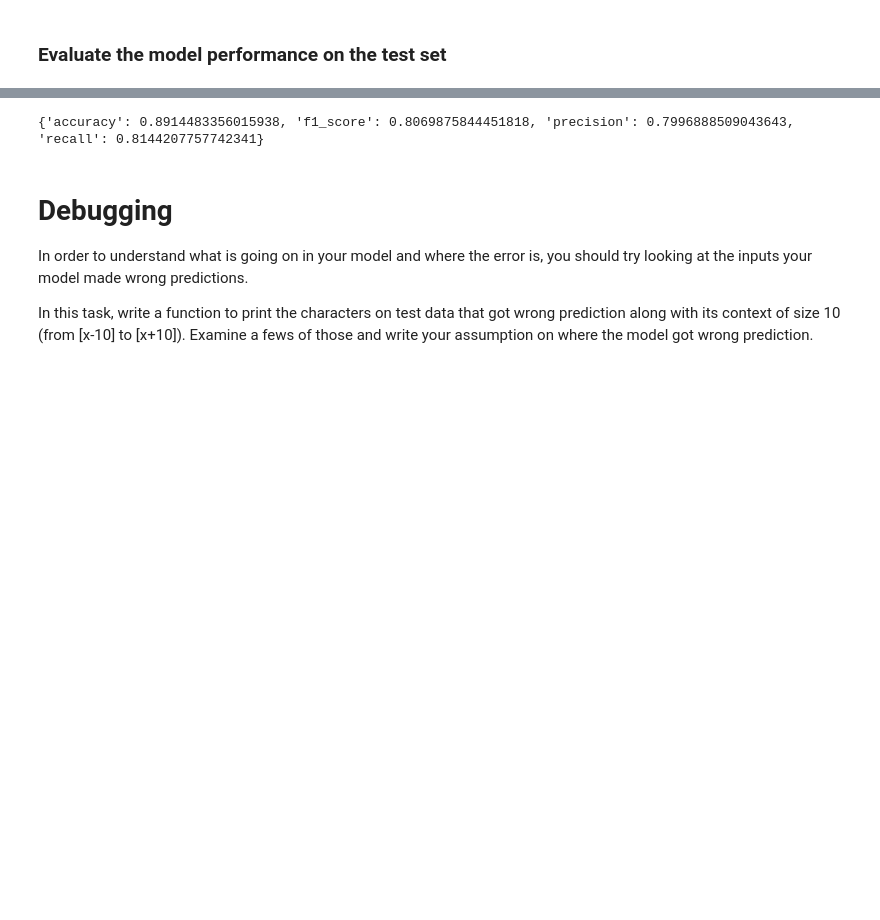
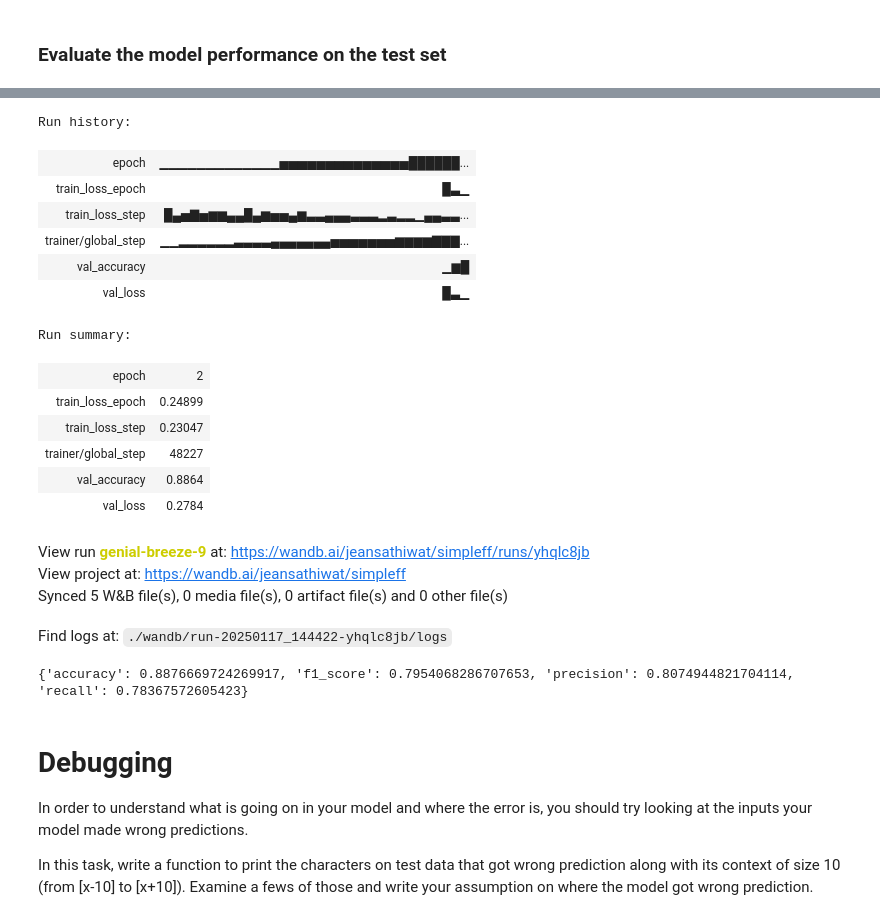
Before and after one commit to JeansAthiwat/NLP_NoScope, a Jupyter notebook: codes/L01_Intro&Tokenization/HW1_2_Neural_Network_Tokenization_to_Student_2024.ipynb, the cells around one changed output, grey strips where cells are left out. Saved outputs shown, nothing was run; the diff lists cells and outputs as text; code cells hidden in the pictures; blank space fills up the shorter version.

```diff
--- a/codes/L01_Intro&Tokenization/HW1_2_Neural_Network_Tokenization_to_Student_2024.ipynb
+++ b/codes/L01_Intro&Tokenization/HW1_2_Neural_Network_Tokenization_to_Student_2024.ipynb
@@ -563,7 +574,7 @@ def evaluate(test_loader, model):
 # %%
 # Load best model and evaluate it.
 # best_model_path = feedforward_nn_checkpoint.best_model_path
-best_model_path = "/content/feedforward_nn.ckpt" # Insert if you have already trained this model.
+best_model_path = "/home/jaf/NLP_NoScope/codes/L01_Intro&Tokenization/checkpoints/feedforward_nn.ckpt" # Insert if you have already trained this model.
 best_model = LightningModel.load_from_checkpoint(best_model_path, model=SimpleFeedforwardNN())
 result = evaluate(test_loader, best_model)
 
@@ -573,4 +585,22 @@ print(result)
-{'accuracy': 0.8914483356015938, 'f1_score': 0.8069875844451818, 'precision': 0.7996888509043643, 'recall': 0.8144207757742341}
+Run history:
+| epoch | ▁▁▁▁▁▁▁▁▁▁▁▁▁▅▅▅▅▅▅▅▅▅▅▅▅▅▅██████... |
+| train_loss_epoch | █▃▁ |
+| train_loss_step | █▄▅▇▅▆▆▄▄█▄▆▅▅▄▆▃▃▄▄▄▃▃▃▂▃▂▂▁▄▄▃▃... |
+| trainer/global_step | ▁▁▂▂▂▂▂▂▃▃▃▃▄▄▄▄▄▄▄▅▅▅▅▅▅▅▆▆▆▆▇▇▇... |
+| val_accuracy | ▁▆█ |
+| val_loss | █▃▁ |
+Run summary:
+| epoch | 2 |
+| train_loss_epoch | 0.24899 |
+| train_loss_step | 0.23047 |
+| trainer/global_step | 48227 |
+| val_accuracy | 0.8864 |
+| val_loss | 0.2784 |
+View run genial-breeze-9 at: https://wandb.ai/jeansathiwat/simpleff/runs/yhqlc8jb
+View project at: https://wandb.ai/jeansathiwat/simpleff
+Synced 5 W&B file(s), 0 media file(s), 0 artifact file(s) and 0 other file(s)
+Find logs at: ./wandb/run-20250117_144422-yhqlc8jb/logs
+{'accuracy': 0.8876669724269917, 'f1_score': 0.7954068286707653, 'precision': 0.8074944821704114, 'recall': 0.78367572605423}
 # %% [markdown]
 # Debugging
 
```
Also changed, not shown: parts of 25 cells of this notebook, 8 other files.
